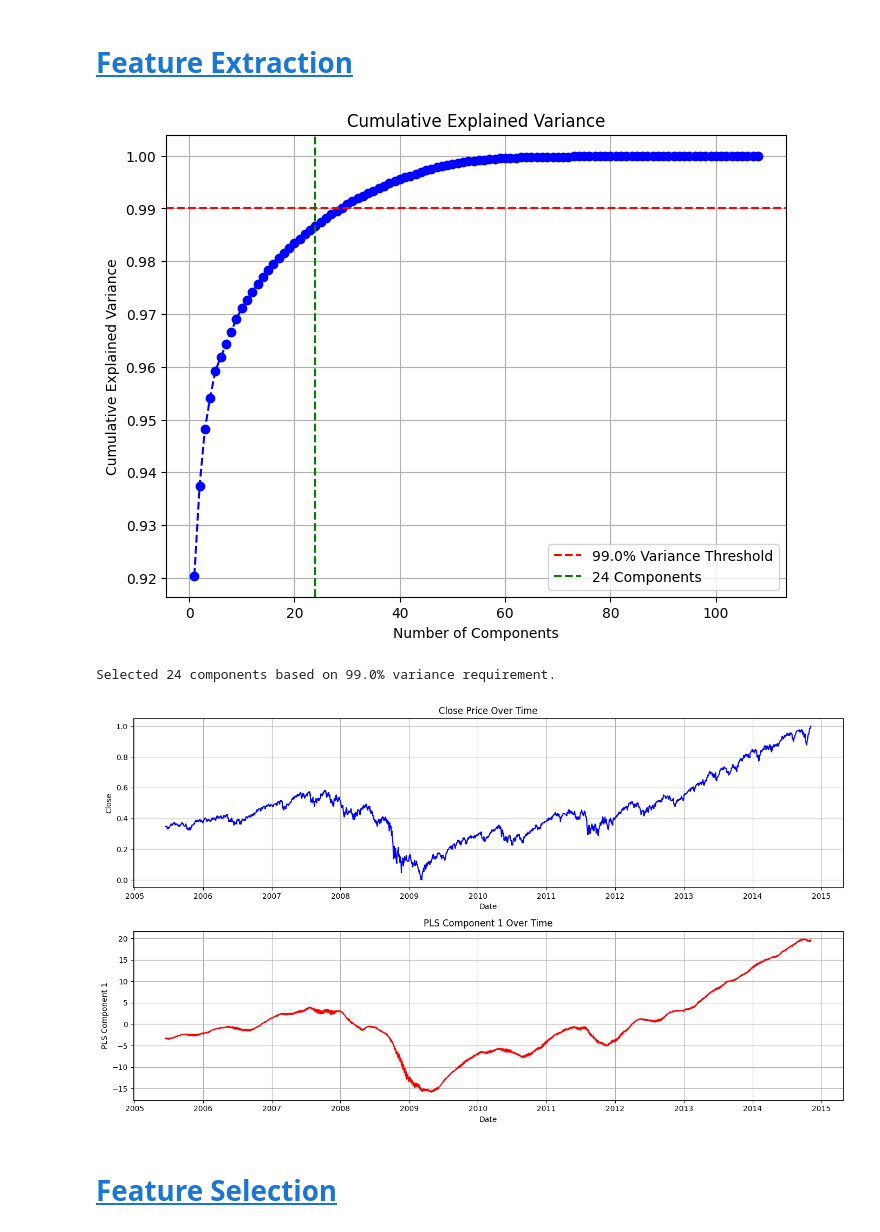
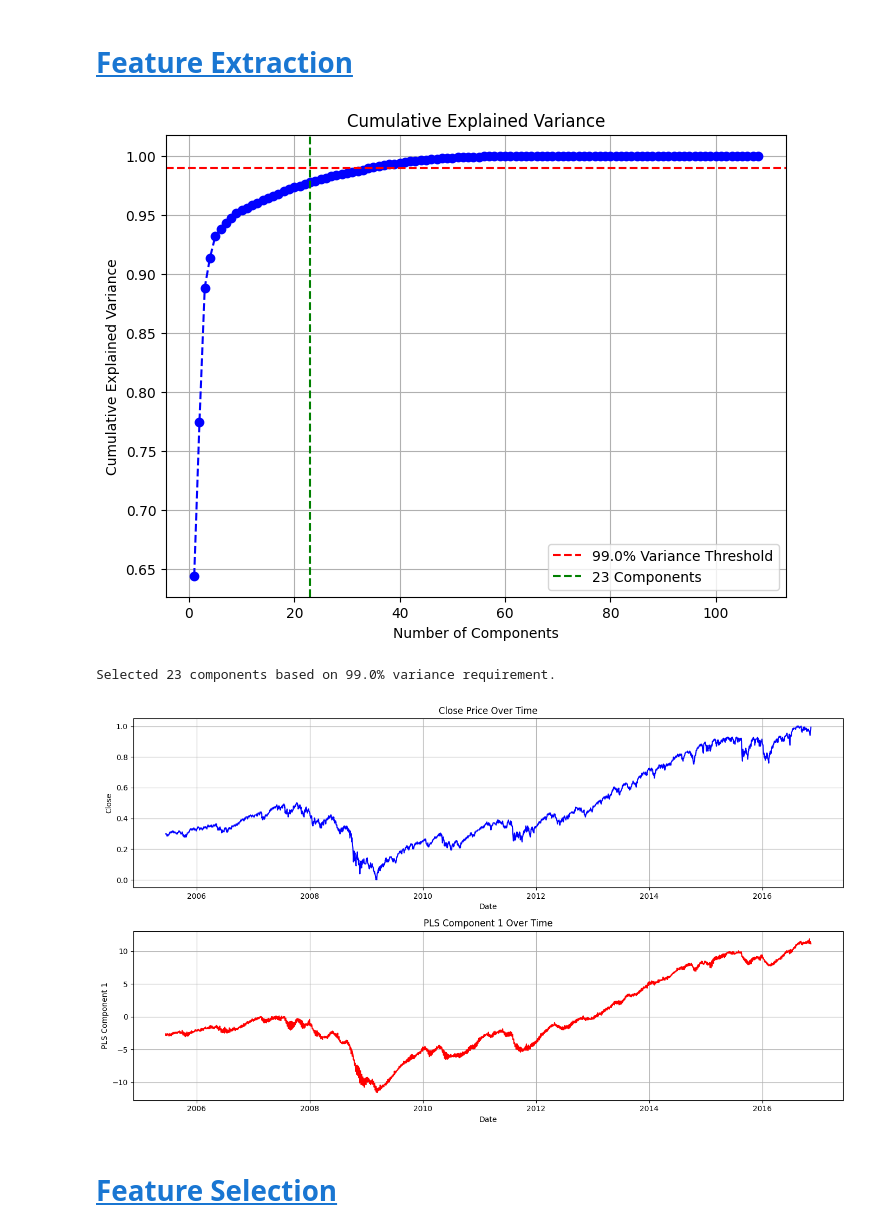
Before and after one commit to Anders-Stubberud/IT3212, a Jupyter notebook: assignment_3/anders/anders med train, validation, test.ipynb, the cells around one changed output. Drawn from its saved outputs; the diff is of its cells as text; code cells hidden in the pictures.

```diff
--- a/assignment_3/anders/anders med train, validation, test.ipynb
+++ b/assignment_3/anders/anders med train, validation, test.ipynb
@@ -28,8 +28,8 @@ df['Date'] = pd.to_datetime(df['Date'])
 ## Splitting Training/Testing data
 # %%
 end_date = df['Date'].max()
-test_start_date = end_date - pd.DateOffset(months=18)
-validation_start_date = end_date - pd.DateOffset(years=3)
+test_start_date = end_date - pd.DateOffset(months=12)
+validation_start_date = end_date - pd.DateOffset(months=12)
 
 train = df[df['Date'] < validation_start_date]
 validation = df[(df['Date'] >= validation_start_date) & (df['Date'] < test_start_date)]
@@ -487,7 +538,7 @@ def feature_extract(train, validation=pd.DataFrame(), test=pd.DataFrame()):
     cumulative_variance_sorted = np.cumsum(explained_variance_ratio_sorted)
 
     # Find the number of components that meet the required variance threshold
-    n_components_required = 24
+    n_components_required = 23
 
     # Plot cumulative explained variance
     plt.figure(figsize=(8, 6))
@@ -523,36 +574,36 @@ def feature_extract(train, validation=pd.DataFrame(), test=pd.DataFrame()):
 
     return train, validation, test
 
 # Assuming train, validation, and test are already defined DataFrames
 train, _, _ = feature_extract(train, train.copy(), train.copy())
 
 # Now let's plot the Close values and PLS components alongside each other
 
 # Plotting Close and PLS Component(s) for train data (you can adjust this for validation and test data)
 plt.figure(figsize=(14, 8))
 
 # Plot Close
 plt.subplot(2, 1, 1)
 plt.plot(train['Date'], train[TARGET_VARIABLE], label='Close', color='b')
 plt.xlabel('Date')
 plt.ylabel('Close')
 plt.title('Close Price Over Time')
 plt.grid(True)
 
 # Plot first PLS Component
 plt.subplot(2, 1, 2)
 plt.plot(train['Date'], train['PLS_Component_1'], label='PLS Component 1', color='r')
 plt.xlabel('Date')
 plt.ylabel('PLS Component 1')
 plt.title('PLS Component 1 Over Time')
 plt.grid(True)
 
 plt.tight_layout()
 plt.show()
 # %% [output]
-[figure, old version]
+[figure, new version]
-Selected 24 components based on 99.0% variance requirement.
+Selected 23 components based on 99.0% variance requirement.
-[figure, old version]
+[figure, new version]
 # %% [markdown]
 # <a id='toc5_'></a>[Feature Selection](#toc0_)
 # %% [markdown]
```
Also changed, not shown: parts of 17 cells of this notebook, 5 other files.
